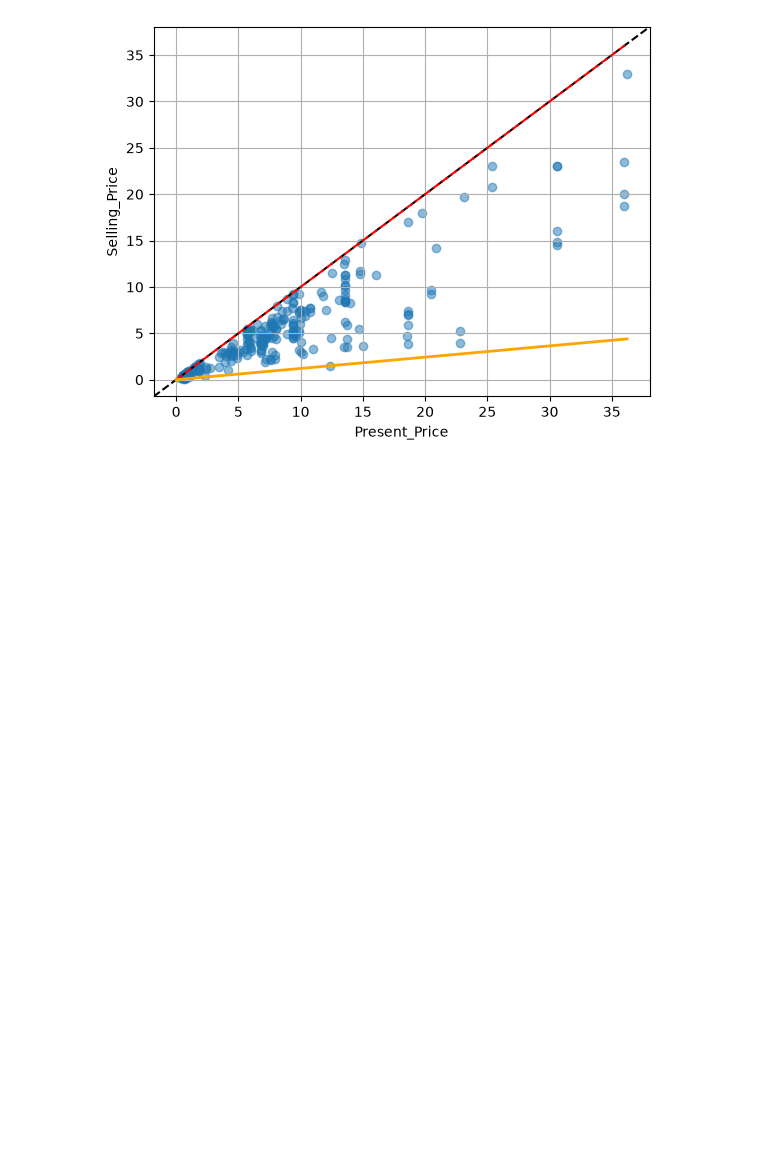
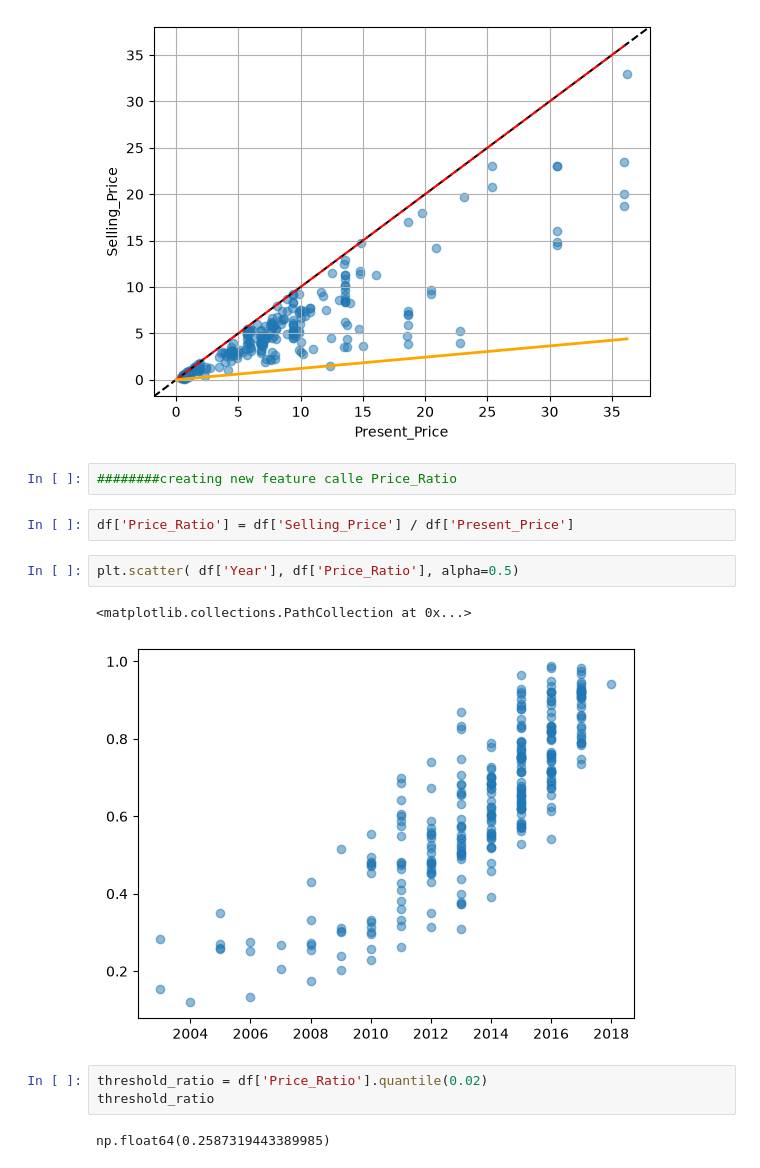
Before and after one commit to MHDadkhah172/MLDailyProject, a Jupyter notebook: 01_car_price_prediction/data_analyze.ipynb, the cells around one changed output. Drawn from its saved outputs; the diff is of its cells as text; blank space fills up the shorter version.

Commit message:
creating new dataset with more acurate noise clearing

```diff
--- a/01_car_price_prediction/data_analyze.ipynb
+++ b/01_car_price_prediction/data_analyze.ipynb
@@ -190,3 +192,17 @@ plt.show()
 # %% [output]
 0.12145748987854252
 [figure]
+# %%
+########creating new feature calle Price_Ratio
+# %%
+df['Price_Ratio'] = df['Selling_Price'] / df['Present_Price']
+# %%
+plt.scatter( df['Year'], df['Price_Ratio'], alpha=0.5)
+# %% [output]
+<matplotlib.collections.PathCollection at 0x...>
+[figure, added]
+# %%
+threshold_ratio = df['Price_Ratio'].quantile(0.02)
+threshold_ratio
+# %% [output]
+np.float64(0.2587319443389985)
```
Also changed, not shown: parts of 8 cells of this notebook, 1 other file.
